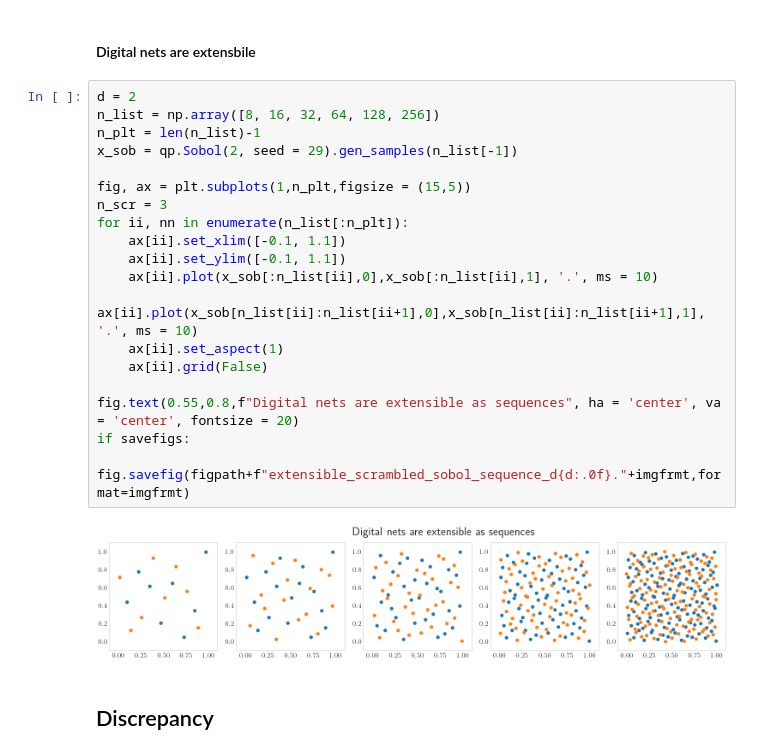
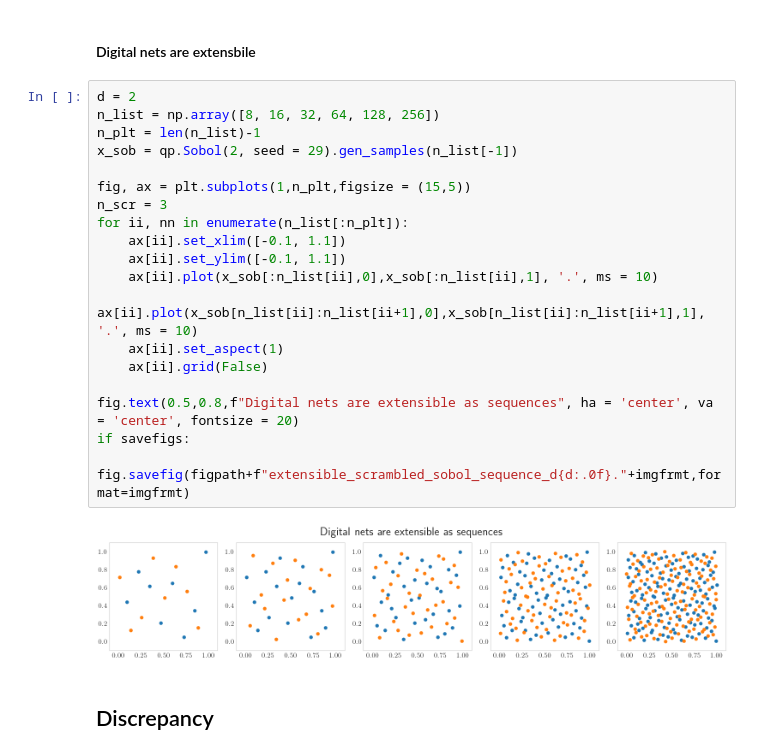
Before and after one commit to QMCSoftware/QMCSoftware, a Jupyter notebook: demos/talk_paper_demos/MCQMC2024Tutorial/MCQMC2024Tutorial.ipynb, the cells around one changed output. Cells and saved outputs as stored; diff of their text form.

```diff
--- a/demos/talk_paper_demos/MCQMC2024Tutorial/MCQMC2024Tutorial.ipynb
+++ b/demos/talk_paper_demos/MCQMC2024Tutorial/MCQMC2024Tutorial.ipynb
@@ -361,24 +361,24 @@ if savefigs:
 # %%
 d = 2
 n_list = np.array([8, 16, 32, 64, 128, 256])
 n_plt = len(n_list)-1
 x_sob = qp.Sobol(2, seed = 29).gen_samples(n_list[-1])
 
 fig, ax = plt.subplots(1,n_plt,figsize = (15,5))
 n_scr = 3
 for ii, nn in enumerate(n_list[:n_plt]):
     ax[ii].set_xlim([-0.1, 1.1])
     ax[ii].set_ylim([-0.1, 1.1])
     ax[ii].plot(x_sob[:n_list[ii],0],x_sob[:n_list[ii],1], '.', ms = 10)
     ax[ii].plot(x_sob[n_list[ii]:n_list[ii+1],0],x_sob[n_list[ii]:n_list[ii+1],1], '.', ms = 10)
     ax[ii].set_aspect(1)
     ax[ii].grid(False)
 
-fig.text(0.55,0.8,f"Digital nets are extensible as sequences", ha = 'center', va = 'center', fontsize = 20)
+fig.text(0.5,0.8,f"Digital nets are extensible as sequences", ha = 'center', va = 'center', fontsize = 20)
 if savefigs:
         fig.savefig(figpath+f"extensible_scrambled_sobol_sequence_d{d:.0f}."+imgfrmt,format=imgfrmt)
 # %% [output]
-[figure, old version]
+[figure, new version]
 # %% [markdown]
 ## Discrepancy
 # %% [markdown]
```
Also changed, not shown: parts of 6 cells of this notebook.
